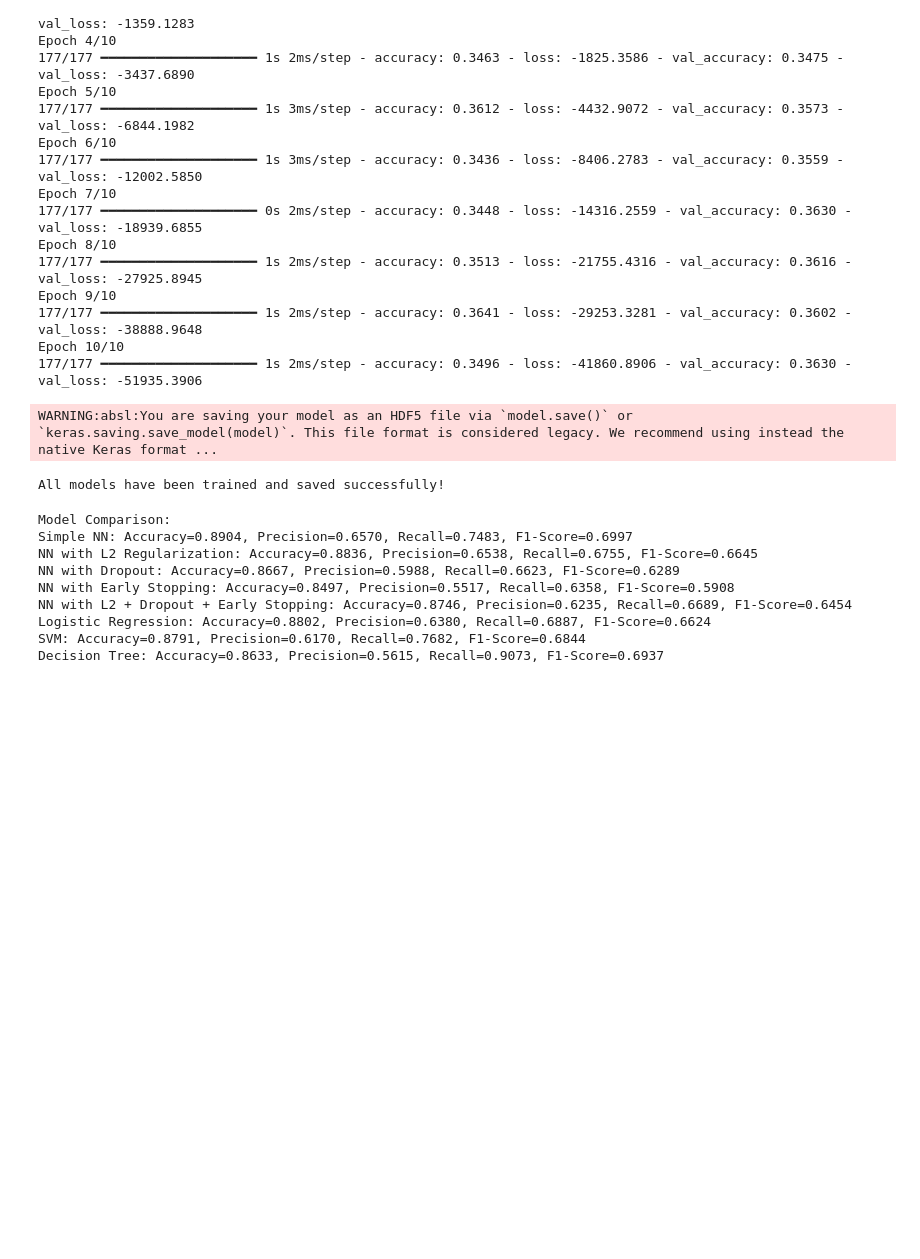
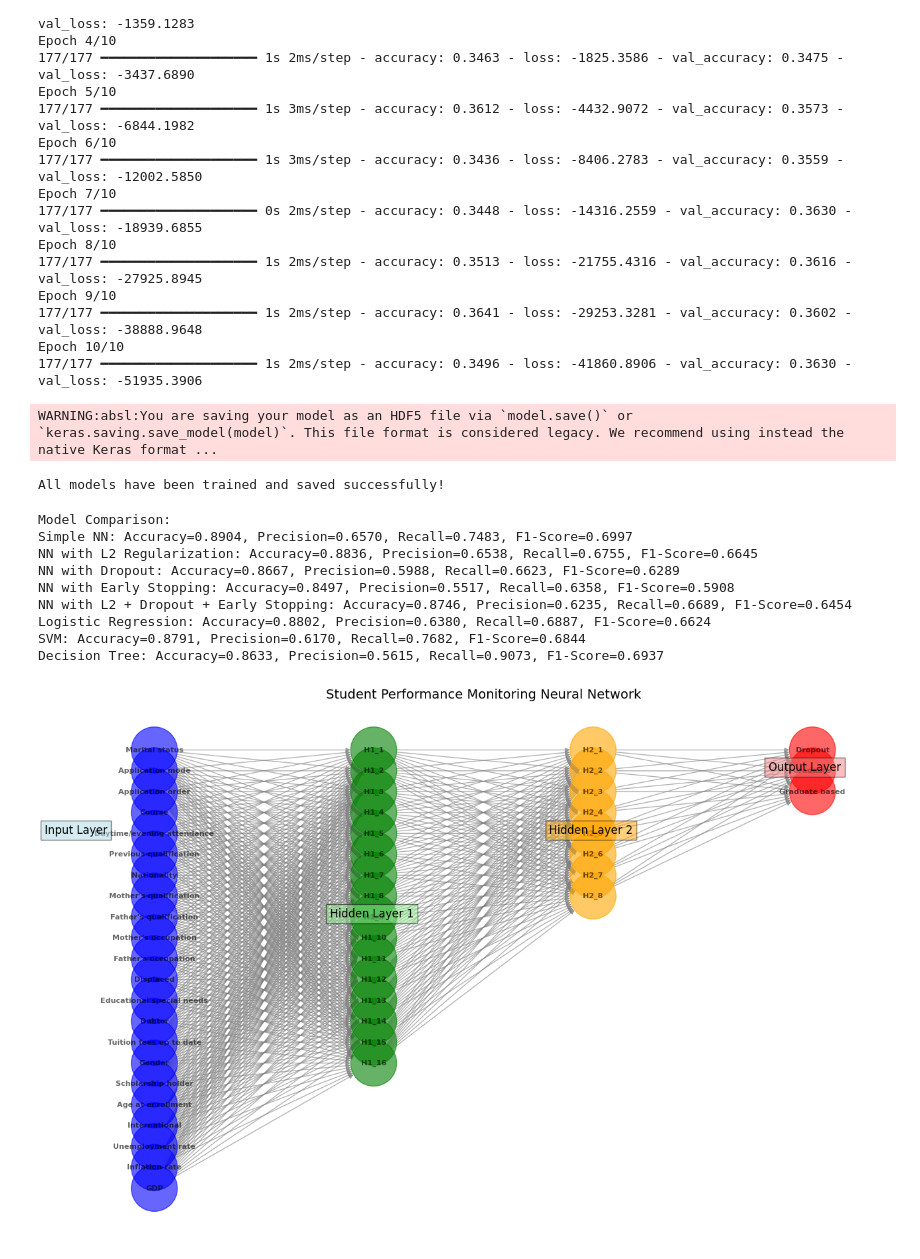
Before and after one commit to kuir-juach/Dropout_Model_training_summative, a Jupyter notebook: final_KuirSS.ipynb, the cells around one changed output. Cells and saved outputs as stored; diff of their text form; code cells hidden in the pictures; blank space fills up the shorter version.

```diff
--- a/final_KuirSS.ipynb
+++ b/final_KuirSS.ipynb
@@ -372,3 +372,87 @@ NN with L2 + Dropout + Early Stopping: Accuracy=0.8746, Precision=0.6235, Recall
 Logistic Regression: Accuracy=0.8802, Precision=0.6380, Recall=0.6887, F1-Score=0.6624
 SVM: Accuracy=0.8791, Precision=0.6170, Recall=0.7682, F1-Score=0.6844
 Decision Tree: Accuracy=0.8633, Precision=0.5615, Recall=0.9073, F1-Score=0.6937
+# %%
+import networkx as nx
+import matplotlib.pyplot as plt
+
+# Define layers
+input_neurons = ['Marital status', 'Application mode', 'Application order', 'Course', 'Daytime/evening attendance',
+                 'Previous qualification', 'Nationality', 'Mother\'s qualification', 'Father\'s qualification',
+                 'Mother\'s occupation', 'Father\'s occupation', 'Displaced', 'Educational special needs', 'Debtor',
+                 'Tuition fees up to date', 'Gender', 'Scholarship holder', 'Age at enrollment', 'International',
+                 'Unemployment rate', 'Inflation rate', 'GDP']
+hidden_layer_1 = [f'H1_{i}' for i in range(1, 17)]
+hidden_layer_2 = [f'H2_{i}' for i in range(1, 9)]
+output_neurons = ['Dropout', 'Graduate', 'Graduate based']
+
+# Create a directed graph
+G = nx.DiGraph()
+
+# Define X-axis positions for each layer
+layer_positions = {
+    'input': 0,
+    'hidden_1': 1,
+    'hidden_2': 2,
+    'output': 3
+}
+
+# Add nodes
+pos = {}  # Store positions of nodes for plotting
+
+# Add input layer nodes
+for i, neuron in enumerate(input_neurons):
+    G.add_node(neuron)
+    pos[neuron] = (layer_positions['input'], -i)
+
+# Add hidden layer 1 nodes
+for i, neuron in enumerate(hidden_layer_1):
+    G.add_node(neuron)
+    pos[neuron] = (layer_positions['hidden_1'], -i)
+
+# Add hidden layer 2 nodes
+for i, neuron in enumerate(hidden_layer_2):
+    G.add_node(neuron)
+    pos[neuron] = (layer_positions['hidden_2'], -i)
+
+# Add output layer nodes
+for i, neuron in enumerate(output_neurons):
+    G.add_node(neuron)
+    pos[neuron] = (layer_positions['output'], -i)
+
+# Connect input layer to hidden layer 1
+for input_neuron in input_neurons:
+    for h1_neuron in hidden_layer_1:
+        G.add_edge(input_neuron, h1_neuron)
+
+# Connect hidden layer 1 to hidden layer 2
+for h1_neuron in hidden_layer_1:
+    for h2_neuron in hidden_layer_2:
+        G.add_edge(h1_neuron, h2_neuron)
+
+# Connect hidden layer 2 to output layer
+for h2_neuron in hidden_layer_2:
+    for output_neuron in output_neurons:
+        G.add_edge(h2_neuron, output_neuron)
+
+# Define colors for different layers
+color_map = {node: 'blue' for node in input_neurons}
+color_map.update({node: 'green' for node in hidden_layer_1})
+color_map.update({node: 'orange' for node in hidden_layer_2})
+color_map.update({node: 'red' for node in output_neurons})
+
+# Draw the network
+plt.figure(figsize=(12, 8))
+nx.draw(G, pos, with_labels=True, node_size=2500, font_size=8, font_weight='bold',
+        node_color=[color_map[node] for node in G.nodes()], edge_color='gray', alpha=0.6)
+
+# Add layer labels
+plt.text(-0.5, -4, "Input Layer", fontsize=12, bbox=dict(facecolor='lightblue', alpha=0.5))
+plt.text(0.8, -8, "Hidden Layer 1", fontsize=12, bbox=dict(facecolor='lightgreen', alpha=0.5))
+plt.text(1.8, -4, "Hidden Layer 2", fontsize=12, bbox=dict(facecolor='orange', alpha=0.5))
+plt.text(2.8, -1, "Output Layer", fontsize=12, bbox=dict(facecolor='lightcoral', alpha=0.5))
+
+plt.title("Student Performance Monitoring Neural Network", fontsize=14)
+plt.show()
+# %% [output]
+[figure, added]
```
